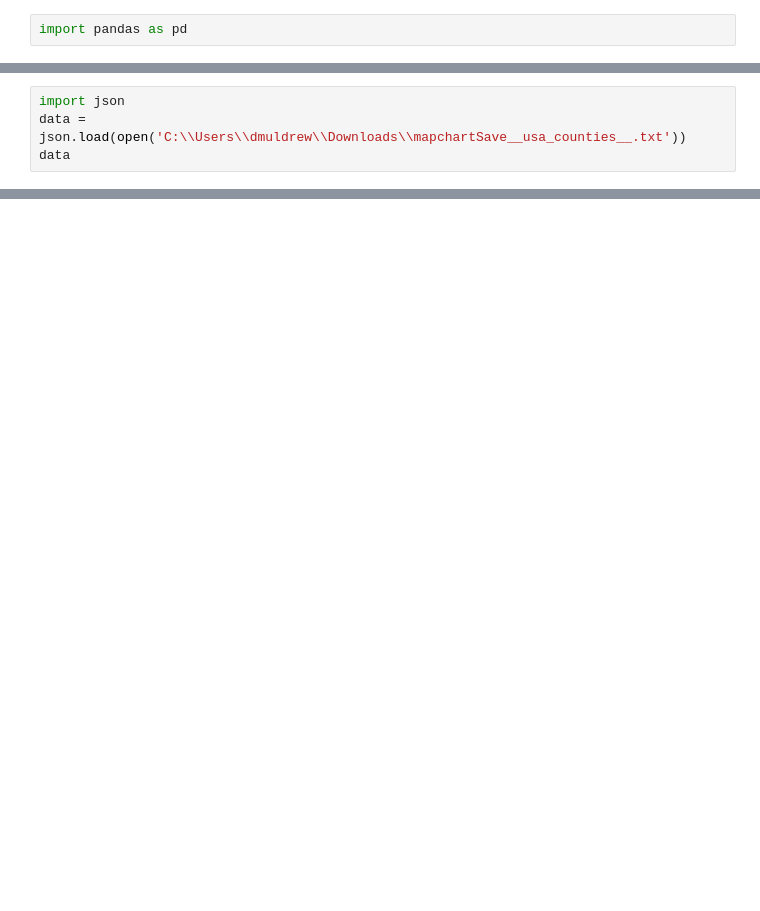
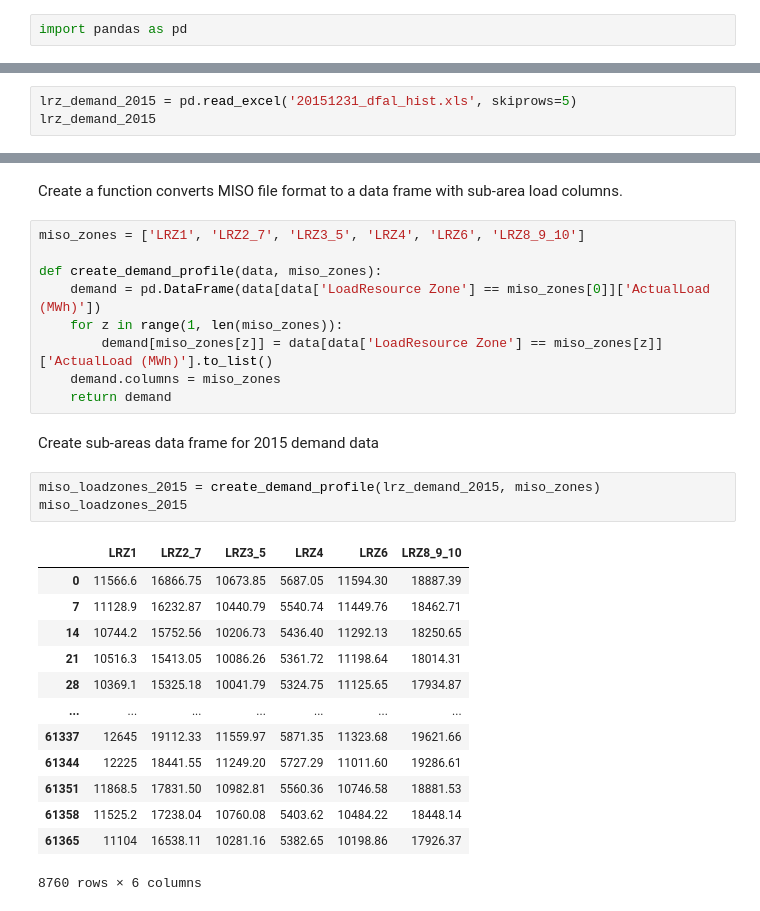
Before and after one commit to Breakthrough-Energy/PreREISE, a Jupyter notebook: prereise/gather/demanddata/eia/demo/eastern_demand_v6_demo/miso/generate_miso_subarea_profile.ipynb, the cells around one changed output, grey strips where cells are left out. Cells and saved outputs as stored; diff of their text form; blank space fills up the shorter version.

```diff
--- a/prereise/gather/demanddata/eia/demo/demo_Eastern_v6/MISO/MISO_subarea_demand.ipynb
+++ b/prereise/gather/demanddata/eia/demo/eastern_demand_v6_demo/miso/generate_miso_subarea_profile.ipynb
@@ -384,4 +5,0 @@ Load in correction to state mapping using county-based map website
-# %%
-import json
-data = json.load(open('C:\\Users\\dmuldrew\\Downloads\\mapchartSave__usa_counties__.txt'))
-data
@@ -411,0 +47,3 @@ miso_copy.to_csv('MISO_mapping.csv')
+# %%
+lrz_demand_2015 = pd.read_excel('20151231_dfal_hist.xls', skiprows=5)
+lrz_demand_2015
@@ -411,0 +64,30 @@ miso_copy.to_csv('MISO_mapping.csv')
+# %% [markdown]
+Create a function converts MISO file format to a data frame with sub-area load columns.
+# %%
+miso_zones = ['LRZ1', 'LRZ2_7', 'LRZ3_5', 'LRZ4', 'LRZ6', 'LRZ8_9_10']
+
+def create_demand_profile(data, miso_zones):
+    demand = pd.DataFrame(data[data['LoadResource Zone'] == miso_zones[0]]['ActualLoad (MWh)'])
+    for z in range(1, len(miso_zones)):
+        demand[miso_zones[z]] = data[data['LoadResource Zone'] == miso_zones[z]]['ActualLoad (MWh)'].to_list()
+    demand.columns = miso_zones
+    return demand
+# %% [markdown]
+Create sub-areas data frame for 2015 demand data
+# %%
+miso_loadzones_2015 = create_demand_profile(lrz_demand_2015, miso_zones)
+miso_loadzones_2015
+# %% [output]
+|  | LRZ1 | LRZ2_7 | LRZ3_5 | LRZ4 | LRZ6 | LRZ8_9_10 |
+| 0 | 11566.6 | 16866.75 | 10673.85 | 5687.05 | 11594.30 | 18887.39 |
+| 7 | 11128.9 | 16232.87 | 10440.79 | 5540.74 | 11449.76 | 18462.71 |
+| 14 | 10744.2 | 15752.56 | 10206.73 | 5436.40 | 11292.13 | 18250.65 |
+| 21 | 10516.3 | 15413.05 | 10086.26 | 5361.72 | 11198.64 | 18014.31 |
+| 28 | 10369.1 | 15325.18 | 10041.79 | 5324.75 | 11125.65 | 17934.87 |
+| ... | ... | ... | ... | ... | ... | ... |
+| 61337 | 12645 | 19112.33 | 11559.97 | 5871.35 | 11323.68 | 19621.66 |
+| 61344 | 12225 | 18441.55 | 11249.20 | 5727.29 | 11011.60 | 19286.61 |
+| 61351 | 11868.5 | 17831.50 | 10982.81 | 5560.36 | 10746.58 | 18881.53 |
+| 61358 | 11525.2 | 17238.04 | 10760.08 | 5403.62 | 10484.22 | 18448.14 |
+| 61365 | 11104 | 16538.11 | 10281.16 | 5382.65 | 10198.86 | 17926.37 |
+8760 rows × 6 columns
```
Also changed, not shown: parts of 65 cells of this notebook, 53 other files.
